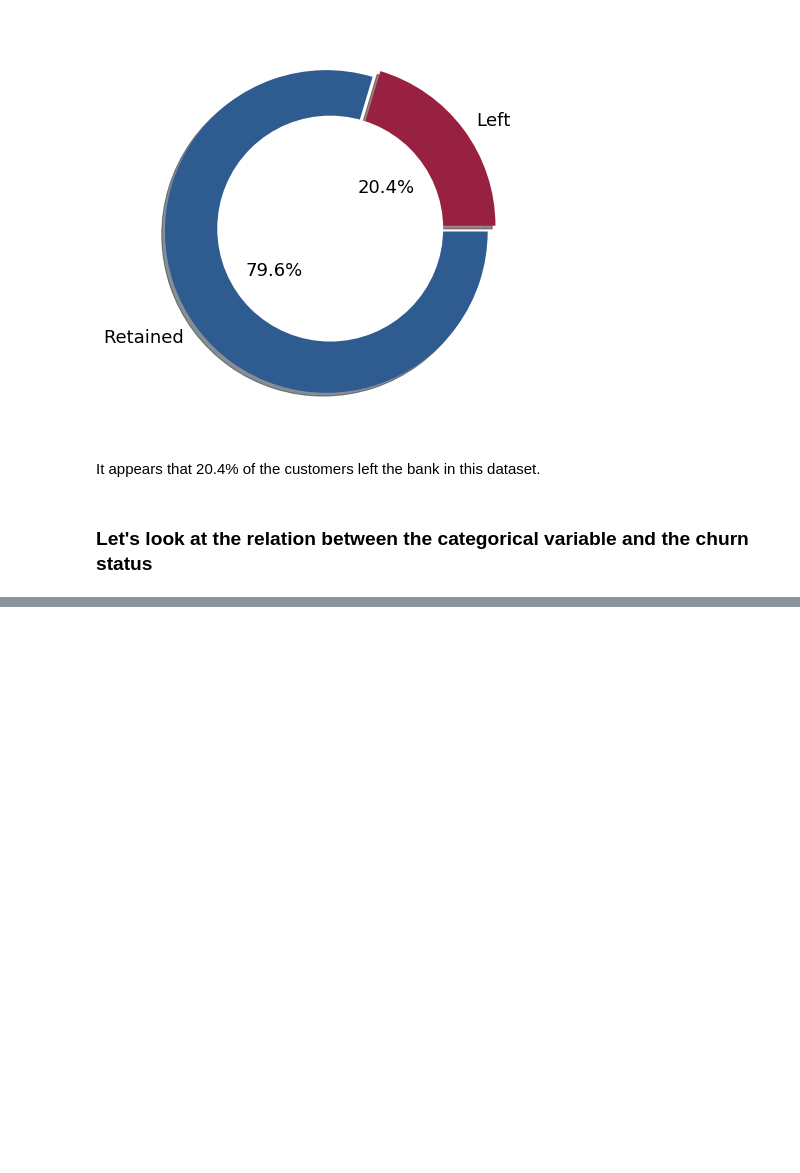
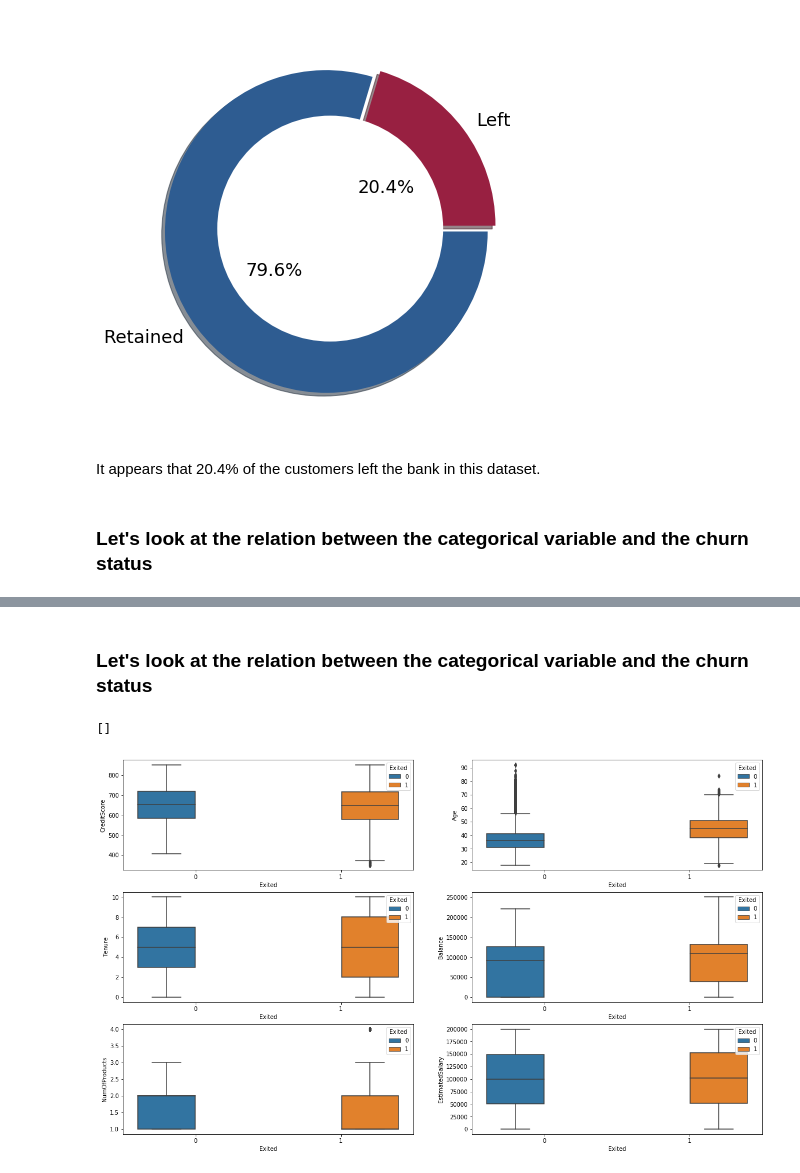
Before and after one commit to Moutoussamy/BankCustomersChurnPred, a Jupyter notebook: BankCustomersChurnPred.ipynb, the cells around one changed output, grey strips where cells are left out. Cells and saved outputs as stored; diff of their text form; code cells hidden in the pictures; blank space fills up the shorter version.

```diff
--- a/BankCustomersChurnPred.ipynb
+++ b/BankCustomersChurnPred.ipynb
@@ -151,0 +261,15 @@ It appears that 20.4% of the customers left the bank in this dataset.
+# %% [markdown]
+### Let's look at the relation between the categorical variable and the churn status
+# %%
+fig, axarr = plt.subplots(3, 2, figsize=(20, 12))
+sns.boxplot(y='CreditScore',x = 'Exited', hue = 'Exited',data = df, ax=axarr[0][0])
+sns.boxplot(y='Age',x = 'Exited', hue = 'Exited',data = df , ax=axarr[0][1])
+sns.boxplot(y='Tenure',x = 'Exited', hue = 'Exited',data = df, ax=axarr[1][0])
+sns.boxplot(y='Balance',x = 'Exited', hue = 'Exited',data = df, ax=axarr[1][1])
+sns.boxplot(y='NumOfProducts',x = 'Exited', hue = 'Exited',data = df, ax=axarr[2][0])
+sns.boxplot(y='EstimatedSalary',x = 'Exited', hue = 'Exited',data = df, ax=axarr[2][1])
+
+plt.plot()
+# %% [output]
+[]
+[figure, added]
```
Also changed, not shown: parts of 5 cells of this notebook.
